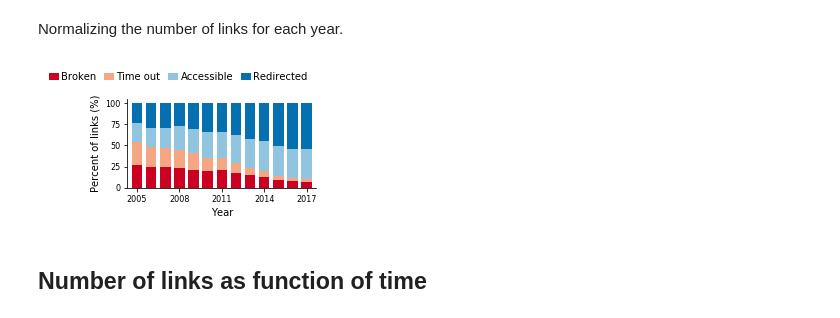
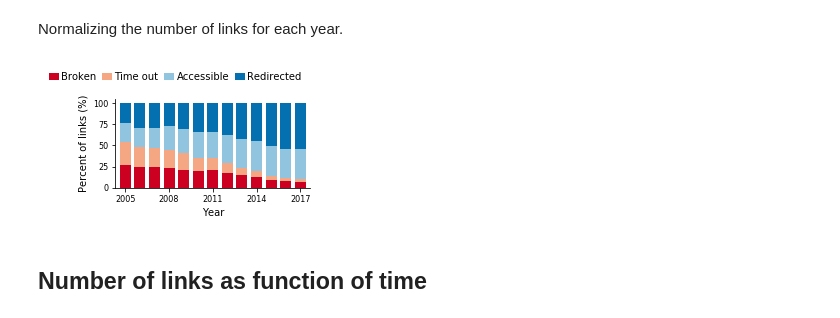
Before and after one commit to smangul1/good.software, a Jupyter notebook: analysis/Figure1.ipynb, the cells around one changed output. Cells and saved outputs as stored; diff of their text form; code cells hidden in the pictures.

Commit message:
Regenerating figure 1

```diff
--- a/analysis/Figure1.ipynb
+++ b/analysis/Figure1.ipynb
@@ -503,35 +503,35 @@ for status in [-1, 1, 3, 4]:
 # %%
 barsize=0.75
 
 f, ax = pl.subplots(1, 1, figsize=(3.8,2.7) )
 
 b = np.zeros( tseries[status].shape[0] )
 years = np.arange(2005,2018,1)
 
 for zlabel,status in enumerate([4,-1,1,3]):
     ax.bar( years, ( tseries[status]/tseries_norm + b )*100.,
                barsize, label=legendStatus[status],
                color=colors[status], zorder=-1-zlabel )
     b += tseries[status]/tseries_norm
 
 simpleaxis(ax)
 
 ax.set_ylabel("Percent of links (%)")
 ax.set_yticks( np.arange(0,101,25) )
 ax.set_yticklabels( np.array( np.arange(0,101,25), dtype=int ), fontsize=8 )
 
 ax.set_xlabel("Year")
 ax.set_xlim(2004.3, 2017.7)
 ax.set_xticks( np.arange( 2005,2018,3 ) )
 ax.set_xticklabels( np.arange( 2005,2020,3 ), fontsize=8 )
 
 pl.legend(bbox_to_anchor=(1,1.4), frameon=False, ncol=4,
-          handletextpad=0.2, columnspacing=0.8, handlelength=1)
+          handletextpad=0.2, columnspacing=0.6, handlelength=1)
 
 pl.tight_layout()
-pl.savefig('Percent per year - all.pdf')
+pl.savefig('1a.pdf',bbox_inches = "tight")
 # %% [output]
-[figure, old version]
+[figure, new version]
 # %% [markdown]
 ## Number of links as function of time
 # %% [markdown]
```
Also changed, not shown: parts of 1 cell of this notebook, 8 other files.
